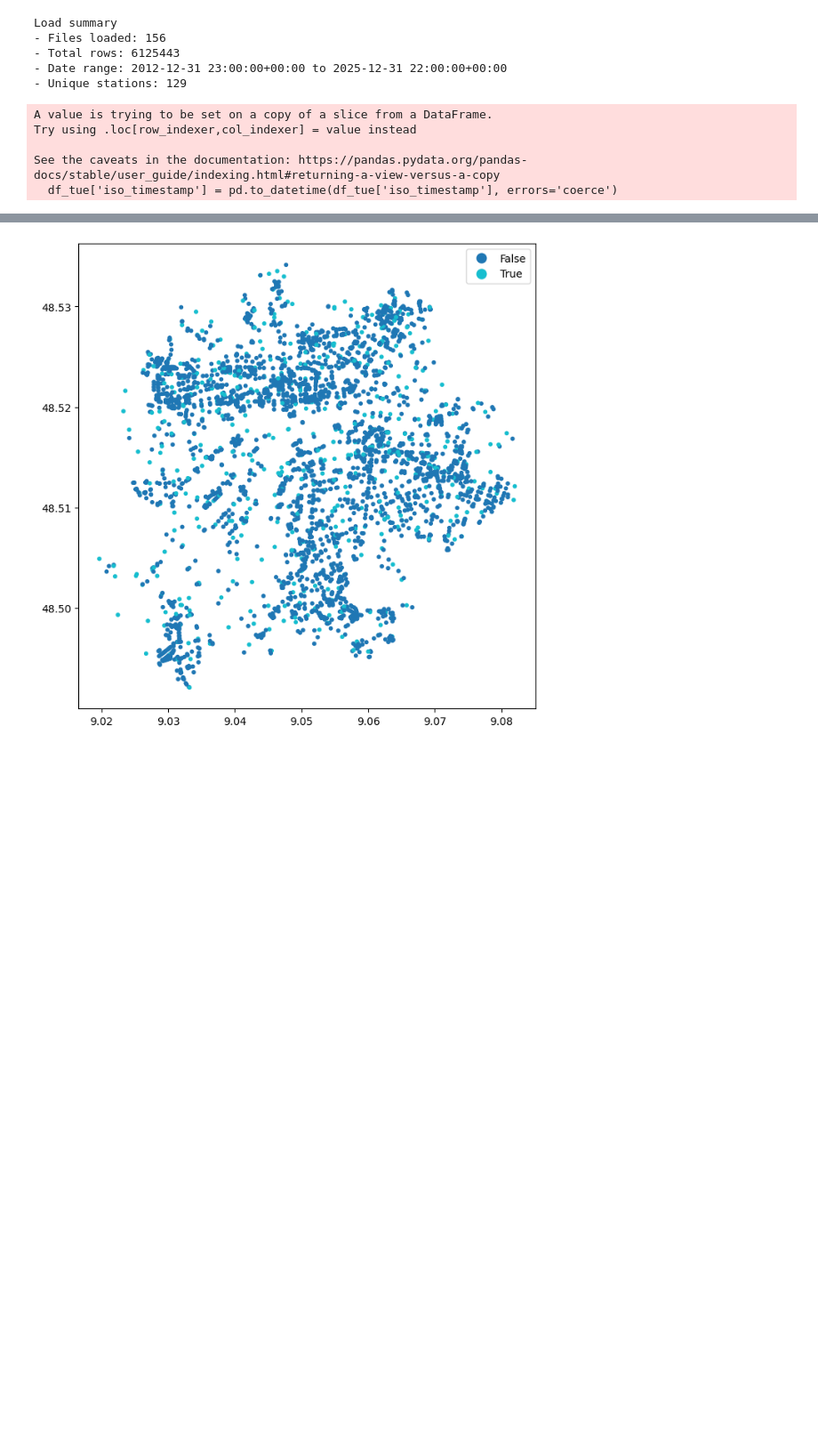
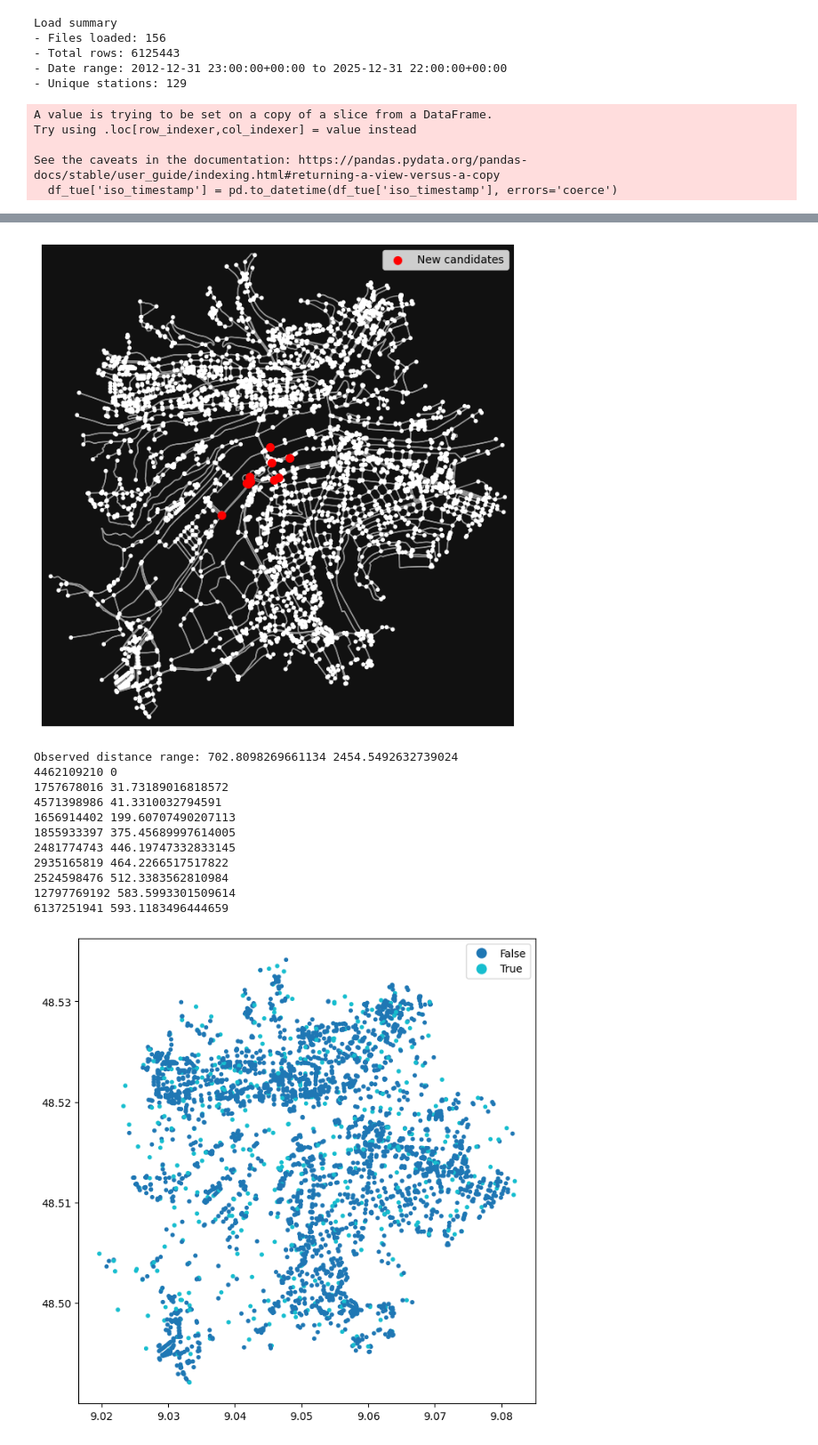
Before and after one commit to cleesee/fahrradzaehler, a Jupyter notebook: omnsx.ipynb, the cells around one changed output, grey strips where cells are left out. Shown at 89% size. Cells and saved outputs as stored; diff of their text form; code cells hidden in the pictures; blank space fills up the shorter version.

```diff
--- a/omnsx.ipynb
+++ b/omnsx.ipynb
@@ -128,0 +28,7 @@ y = df_tue_small['channels_all'].values
+# %%
+#only city data
+df_city = df_loaded[df_loaded['domain_name']=='Stadt Tübingen']
+df_city['iso_timestamp'] = pd.to_datetime(df_city['iso_timestamp'], errors='coerce')
+
+# smaller dataframe
+df_city_small = df_city[['counter_site', 'iso_timestamp', 'channels_all', 'latitude', 'longitude']].copy()
@@ -128,0 +127,6 @@ y = df_tue_small['channels_all'].values
+# %%
+# map counter_site to node_id and get graph distances and hour
+site_to_node = dict(zip(nodes_dict.keys(), must_include_nodes))
+df_city_small['node_id'] = df_city_small['counter_site'].map(site_to_node)
+df_city_small['graph_dist'] = df_city_small['node_id'].map(lengths2)
+df_city_small['hour'] = pd.to_datetime(df_city_small['iso_timestamp']).dt.hour
@@ -129,3 +183,65 @@ y = df_tue_small['channels_all'].values
+# %%
+## now predict variance for candidate nodes
+# first create candidate feature matrix
+candidate_X = []
+
+# for each candidate node, create 24 entries (one for each hour)
+for node in candidate_nodes:
+    dist = lengths2[node]
+    for hour in range(24):
+        candidate_X.append([dist, hour])
+candidate_X = np.array(candidate_X)
+
+# same scaling as for training
+candidate_X[:, 0] = dist_scaler.transform(candidate_X[:, [0]]).ravel()
+
+# predict mean and std (and variance) for candidate nodes
+mean, std = gp.predict(candidate_X, return_std=True)
+variance = std**2
+
+# now we want to score each candidate node by the maximum variance over the 24 hours
+node_scores = {}
+i = 0
+for node in candidate_nodes:
+    node_scores[node] = variance[i:i+24].max()
+    i += 24
+
+# now get top 10 nodes by score
+top10 = sorted(node_scores.items(), key=lambda x: x[1], reverse=True)[:10]
+
+top10_coords = [
+    (node, subG.nodes[node]['y'], subG.nodes[node]['x'], score)
+    for node, score in top10
+]
+
+# plot the subgraph and highlight the top 10 nodes
+fig, ax = ox.plot_graph(subG, show=False, close=False)
+lats = [subG.nodes[n]['y'] for n, _ in top10]
+lons = [subG.nodes[n]['x'] for n, _ in top10]
+
+ax.scatter(lons, lats, c='red', s=50, label='New candidates')
+ax.legend()
+plt.show()
+
+# print some info about the selected nodes
+min_dist = X[:, 0].min()
+max_dist = X[:, 0].max()
+print("Observed distance range:", min_dist, max_dist)
+for node, score in top10:
+    print(node, lengths2[node])
+# %% [output]
+[figure, added]
+Observed distance range: 702.8098269661134 2454.5492632739024
+4462109210 0
+1757678016 31.73189016818572
+4571398986 41.3310032794591
+1656914402 199.60707490207113
+1855933397 375.45689997614005
+2481774743 446.19747332833145
+2935165819 464.2266517517822
+2524598476 512.3383562810984
+12797769192 583.5993301509614
+6137251941 593.1183496444659
 # %%
 ## visualization
 # visualize the selected nodes
```
Also changed, not shown: parts of 17 cells of this notebook.
